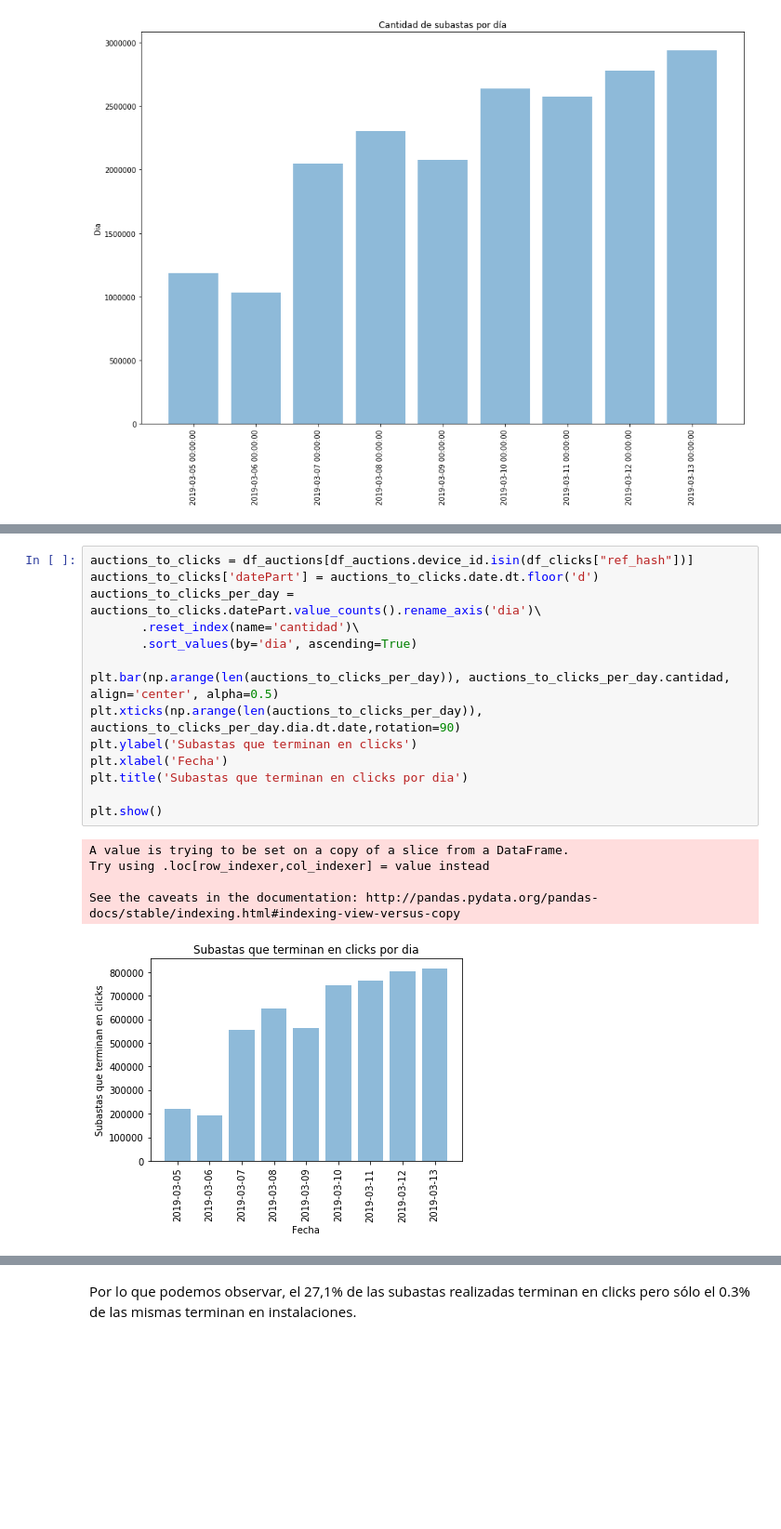
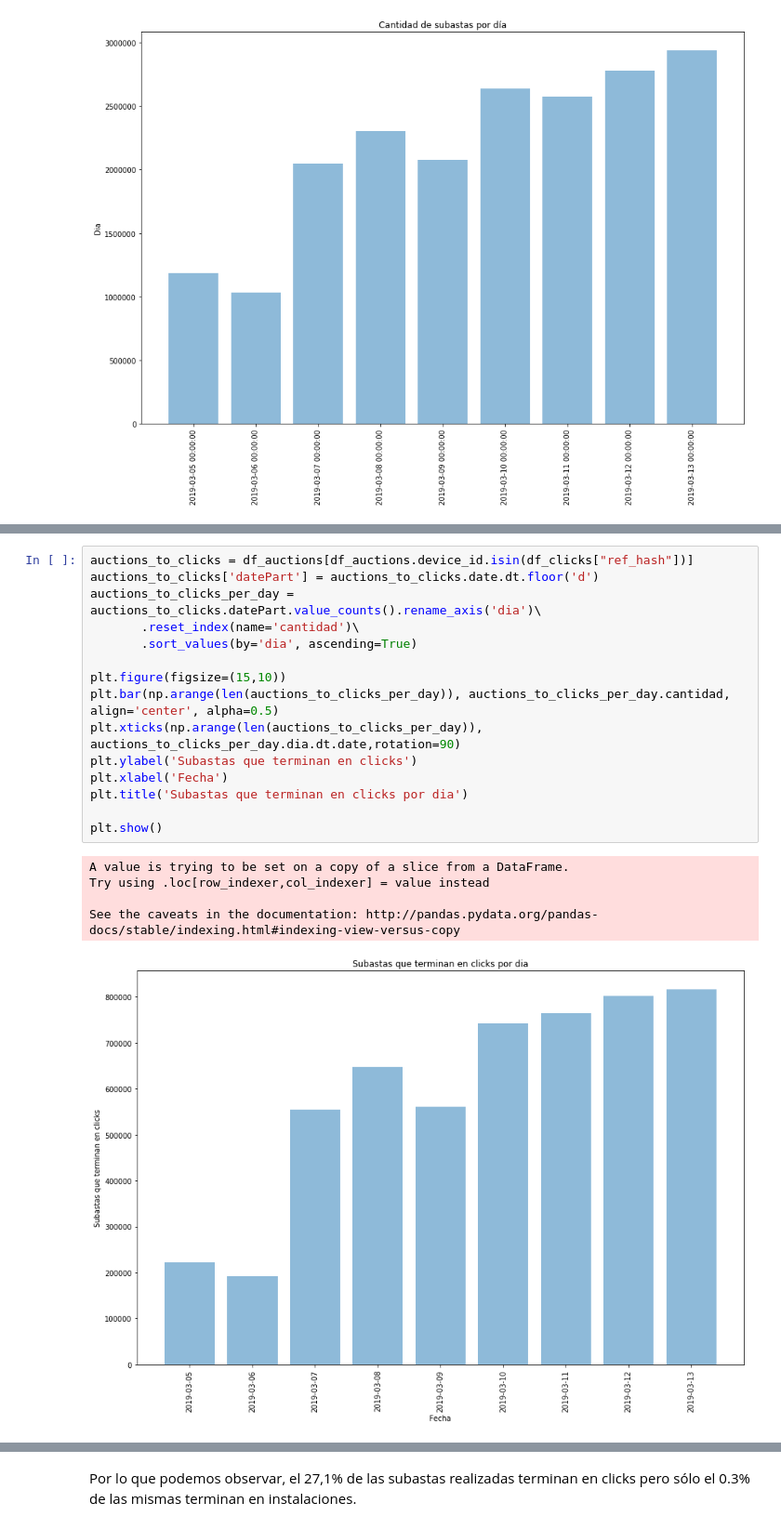
Before and after one commit to yanetrodriguez25/TpJampp, a Jupyter notebook: Tp1.ipynb, the cells around one changed output, grey strips where cells are left out. Shown at 93% size. Drawn from its saved outputs; the diff is of its cells as text; blank space fills up the shorter version.

```diff
--- a/Tp1.ipynb
+++ b/Tp1.ipynb
@@ -1314,20 +1385,21 @@ See the caveats in the documentation: http://pandas.pydata.org/pandas-docs/stabl
 # %%
 auctions_to_clicks = df_auctions[df_auctions.device_id.isin(df_clicks["ref_hash"])]
 auctions_to_clicks['datePart'] = auctions_to_clicks.date.dt.floor('d')
 auctions_to_clicks_per_day = auctions_to_clicks.datePart.value_counts().rename_axis('dia')\
        .reset_index(name='cantidad')\
        .sort_values(by='dia', ascending=True)
 
+plt.figure(figsize=(15,10))
 plt.bar(np.arange(len(auctions_to_clicks_per_day)), auctions_to_clicks_per_day.cantidad, align='center', alpha=0.5)
 plt.xticks(np.arange(len(auctions_to_clicks_per_day)), auctions_to_clicks_per_day.dia.dt.date,rotation=90)
 plt.ylabel('Subastas que terminan en clicks')
 plt.xlabel('Fecha')
 plt.title('Subastas que terminan en clicks por dia')
 
 plt.show()
 # %% [output]
 A value is trying to be set on a copy of a slice from a DataFrame.
 Try using .loc[row_indexer,col_indexer] = value instead
 
 See the caveats in the documentation: http://pandas.pydata.org/pandas-docs/stable/indexing.html#indexing-view-versus-copy
-[figure, old version]
+[figure, new version]
```
Also changed, not shown: parts of 24 cells of this notebook.
